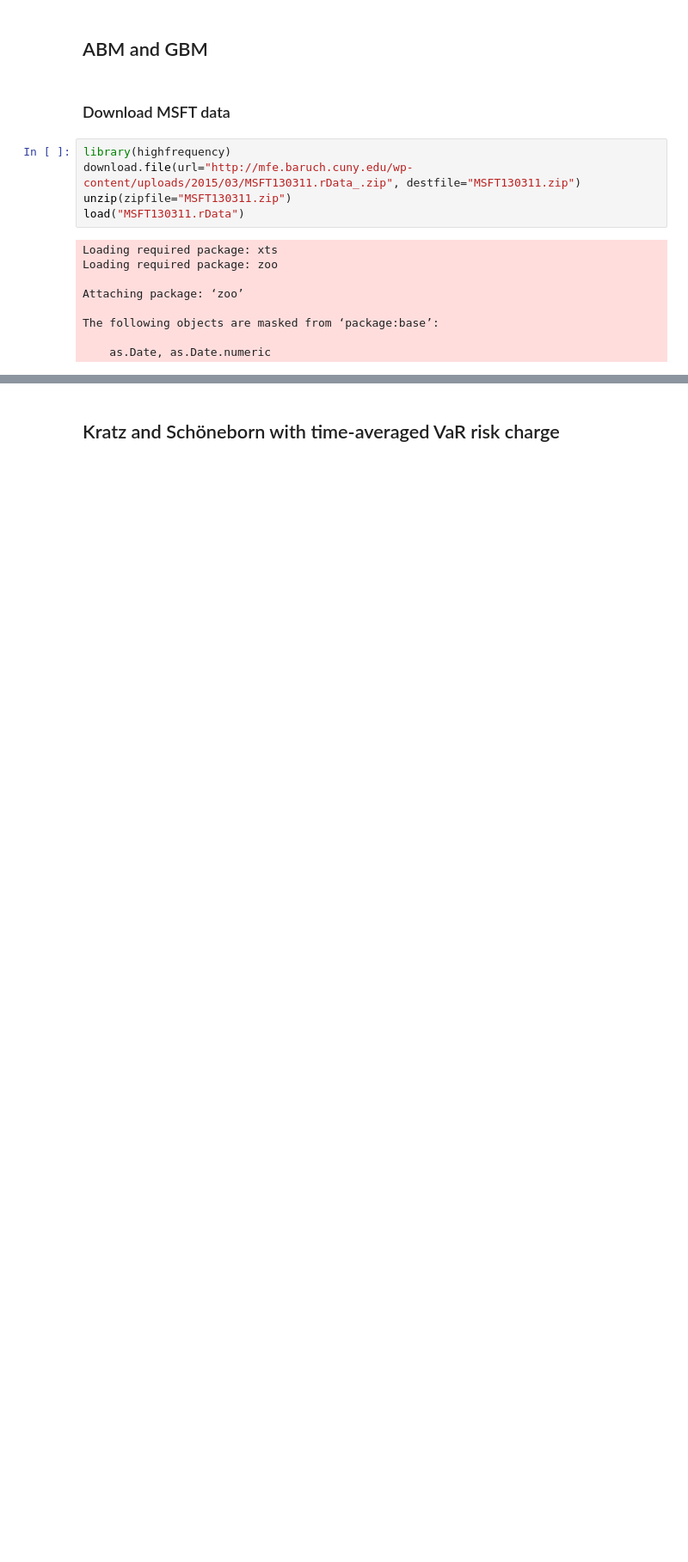
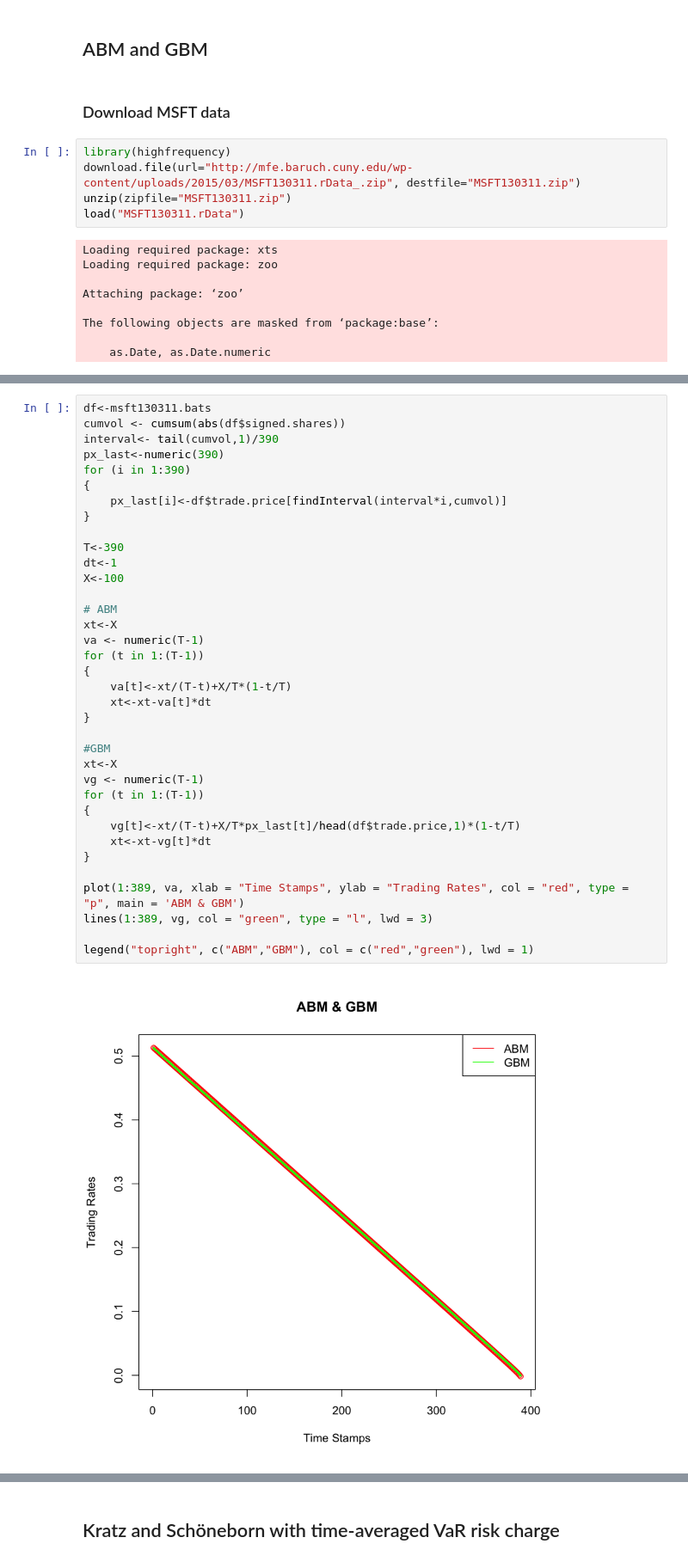
Before and after one commit to wubiya/MicroStructure, a Jupyter notebook: 9879HW9_Wu_Biya.ipynb, the cells around one changed output, grey strips where cells are left out. Shown: that part at 86% size. Saved outputs shown, nothing was run; the diff lists cells and outputs as text; blank space fills up the shorter version.

```diff
--- a/9879HW9_Wu_Biya.ipynb
+++ b/9879HW9_Wu_Biya.ipynb
@@ -225,0 +224,38 @@ $$
+# %%
+df<-msft130311.bats
+cumvol <- cumsum(abs(df$signed.shares))
+interval<- tail(cumvol,1)/390
+px_last<-numeric(390)
+for (i in 1:390)
+{
+    px_last[i]<-df$trade.price[findInterval(interval*i,cumvol)]
+}
+
+T<-390
+dt<-1
+X<-100
+
+# ABM
+xt<-X
+va <- numeric(T-1)
+for (t in 1:(T-1))
+{
+    va[t]<-xt/(T-t)+X/T*(1-t/T)
+    xt<-xt-va[t]*dt
+}
+
+#GBM
+xt<-X
+vg <- numeric(T-1)
+for (t in 1:(T-1))
+{
+    vg[t]<-xt/(T-t)+X/T*px_last[t]/head(df$trade.price,1)*(1-t/T)
+    xt<-xt-vg[t]*dt
+}
+
+plot(1:389, va, xlab = "Time Stamps", ylab = "Trading Rates", col = "red", type = "p", main = 'ABM & GBM')
+lines(1:389, vg, col = "green", type = "l", lwd = 3)
+
+legend("topright", c("ABM","GBM"), col = c("red","green"), lwd = 1)
+# %% [output]
+[figure, added]
```
Also changed, not shown: parts of 3 cells of this notebook.
